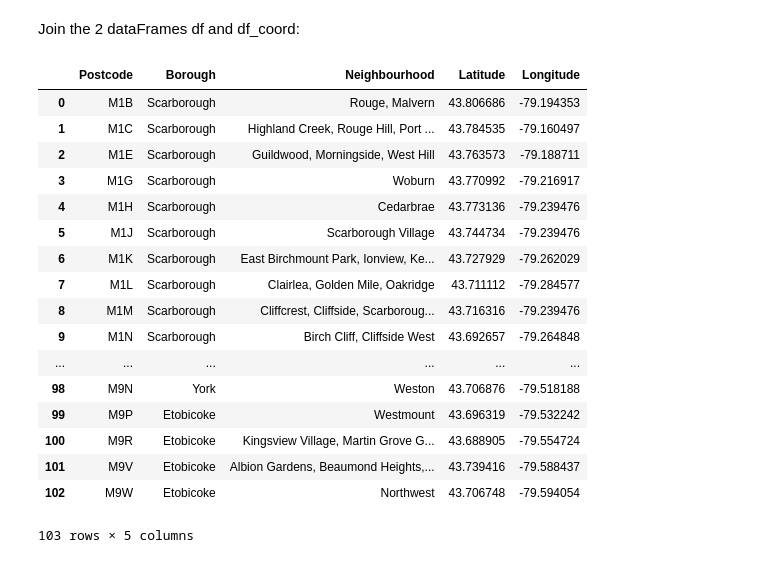
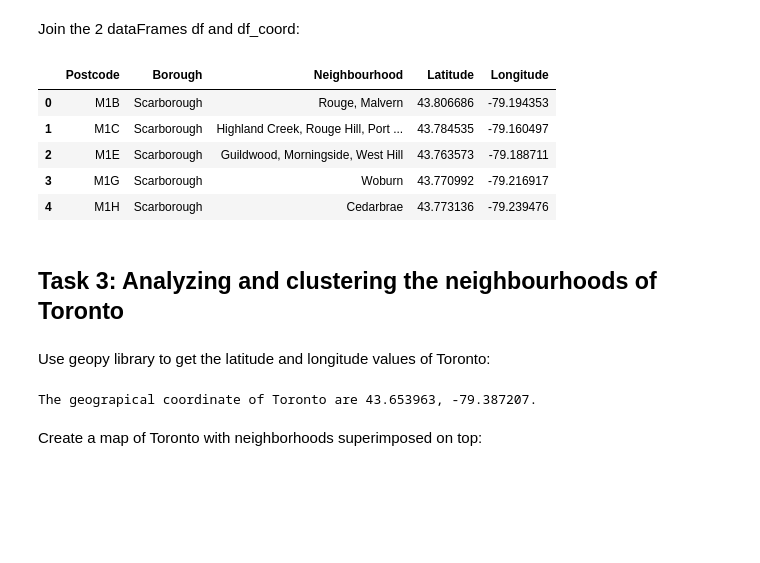
Before and after one commit to SteSa1987/coursera-ibm-capstone, a Jupyter notebook: Segmenting Toronto.ipynb, the cells around one changed output. Saved outputs shown, nothing was run; the diff lists cells and outputs as text; code cells hidden in the pictures; blank space fills up the shorter version.

```diff
--- a/Segmenting Toronto.ipynb
+++ b/Segmenting Toronto.ipynb
@@ -192,23 +192,13 @@ df_coord.head()
 Join the 2 dataFrames df and df_coord:
 # %%
 df_all = pd.merge(df,df_coord,on='Postcode')
-df_all
+df_all.head()
 # %% [output]
 |  | Postcode | Borough | Neighbourhood | Latitude | Longitude |
 | 0 | M1B | Scarborough | Rouge, Malvern | 43.806686 | -79.194353 |
 | 1 | M1C | Scarborough | Highland Creek, Rouge Hill, Port ... | 43.784535 | -79.160497 |
 | 2 | M1E | Scarborough | Guildwood, Morningside, West Hill | 43.763573 | -79.188711 |
 | 3 | M1G | Scarborough | Woburn | 43.770992 | -79.216917 |
 | 4 | M1H | Scarborough | Cedarbrae | 43.773136 | -79.239476 |
-| 5 | M1J | Scarborough | Scarborough Village | 43.744734 | -79.239476 |
-| 6 | M1K | Scarborough | East Birchmount Park, Ionview, Ke... | 43.727929 | -79.262029 |
-| 7 | M1L | Scarborough | Clairlea, Golden Mile, Oakridge | 43.711112 | -79.284577 |
-| 8 | M1M | Scarborough | Cliffcrest, Cliffside, Scarboroug... | 43.716316 | -79.239476 |
-| 9 | M1N | Scarborough | Birch Cliff, Cliffside West | 43.692657 | -79.264848 |
-| ... | ... | ... | ... | ... | ... |
-| 98 | M9N | York | Weston | 43.706876 | -79.518188 |
-| 99 | M9P | Etobicoke | Westmount | 43.696319 | -79.532242 |
-| 100 | M9R | Etobicoke | Kingsview Village, Martin Grove G... | 43.688905 | -79.554724 |
-| 101 | M9V | Etobicoke | Albion Gardens, Beaumond Heights,... | 43.739416 | -79.588437 |
-| 102 | M9W | Etobicoke | Northwest | 43.706748 | -79.594054 |
-103 rows × 5 columns
+# %% [markdown]
+## Task 3: Analyzing and clustering the neighbourhoods of Toronto
@@ -214,0 +215,14 @@ df_all
+# %% [markdown]
+Use geopy library to get the latitude and longitude values of Toronto:
+# %%
+address = 'Toronto, Ontario'
+
+geolocator = Nominatim()
+location = geolocator.geocode(address)
+latitude = location.latitude
+longitude = location.longitude
+print('The geograpical coordinate of Toronto are {}, {}.'.format(latitude, longitude))
+# %% [output]
+The geograpical coordinate of Toronto are 43.653963, -79.387207.
+# %% [markdown]
+Create a map of Toronto with neighborhoods superimposed on top:
```
Also changed, not shown: parts of 59 cells of this notebook.
